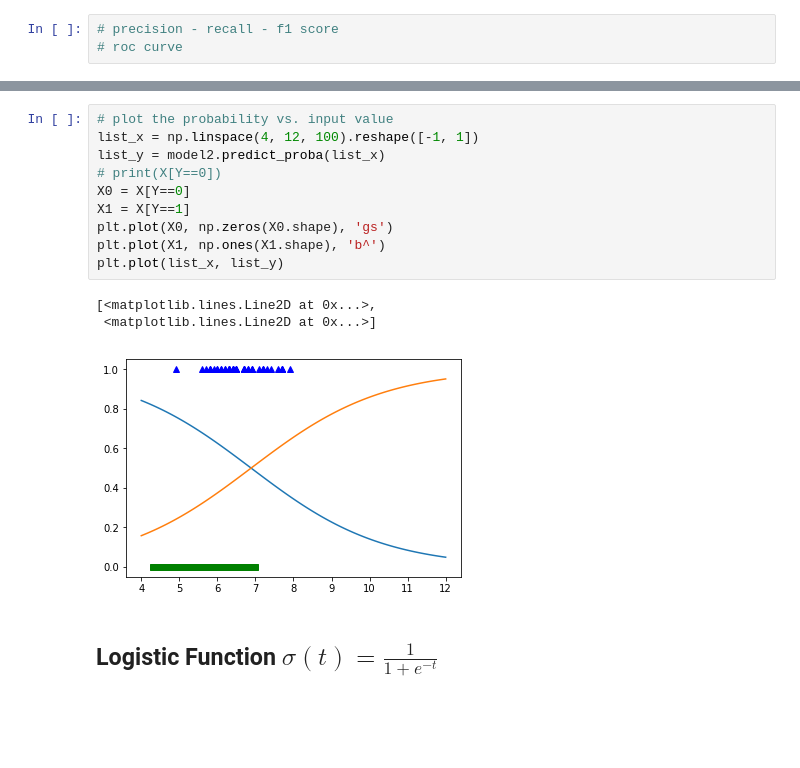
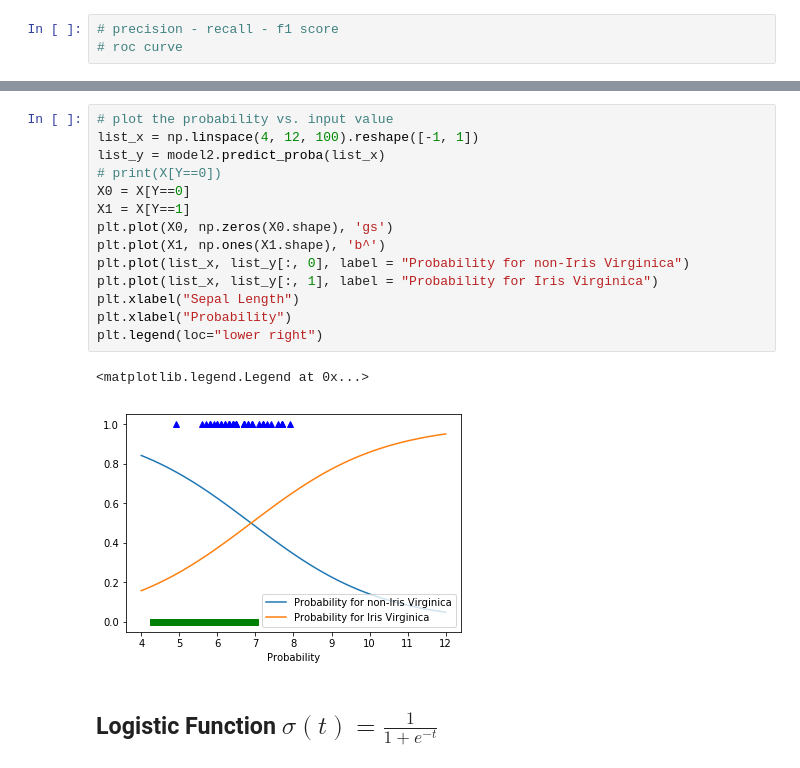
Before and after one commit to asgharm1999/Machine-Learning, a Jupyter notebook: Week 7.ipynb, the cells around one changed output, grey strips where cells are left out. Saved outputs shown, nothing was run; the diff lists cells and outputs as text; blank space fills up the shorter version.

```diff
--- a/Week 7.ipynb
+++ b/Week 7.ipynb
@@ -280,17 +262,20 @@ Y_pred_prob = model2.predict_proba(X)
 # %%
 # plot the probability vs. input value
 list_x = np.linspace(4, 12, 100).reshape([-1, 1])
 list_y = model2.predict_proba(list_x)
 # print(X[Y==0])
 X0 = X[Y==0]
 X1 = X[Y==1]
 plt.plot(X0, np.zeros(X0.shape), 'gs')
 plt.plot(X1, np.ones(X1.shape), 'b^')
-plt.plot(list_x, list_y)
+plt.plot(list_x, list_y[:, 0], label = "Probability for non-Iris Virginica")
+plt.plot(list_x, list_y[:, 1], label = "Probability for Iris Virginica")
+plt.xlabel("Sepal Length")
+plt.xlabel("Probability")
+plt.legend(loc="lower right")
 # %% [output]
-[<matplotlib.lines.Line2D at 0x...>,
- <matplotlib.lines.Line2D at 0x...>]
+<matplotlib.legend.Legend at 0x...>
-[figure, old version]
+[figure, new version]
 # %% [markdown]
 ## Logistic Function $\sigma(t) = \frac{1}{1+e^{-t}}$
 # %% [markdown]
```
Also changed, not shown: parts of 18 cells of this notebook, 1 other file.
